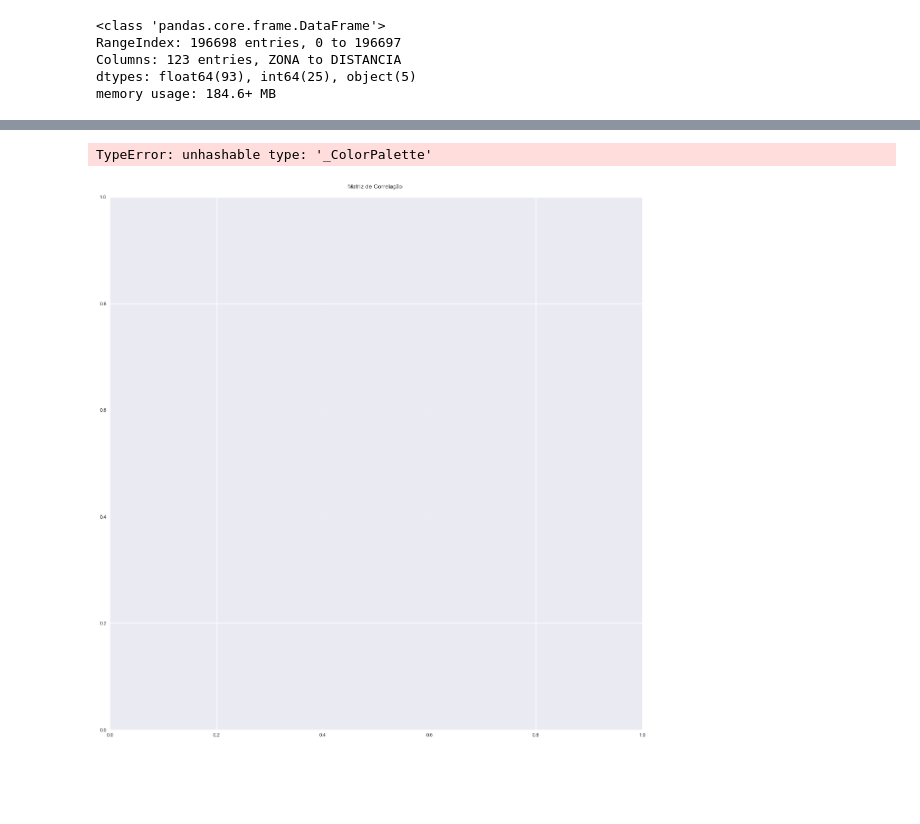
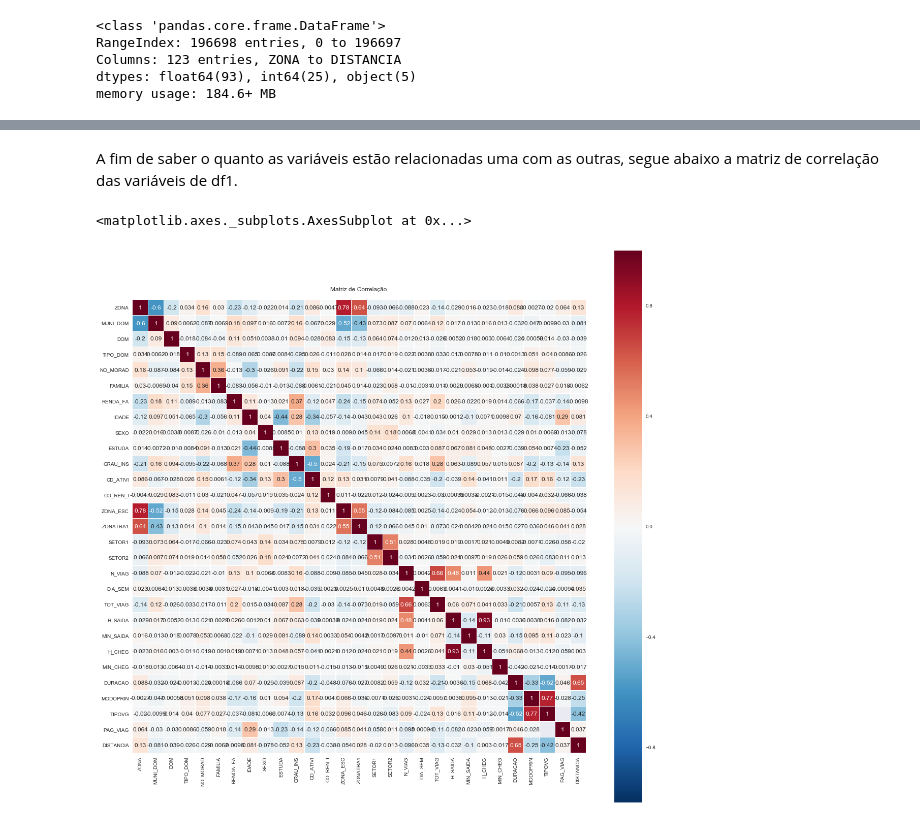
Before and after one commit to ValentimNeves/FGV_DIREITO_RIO, a Jupyter notebook: FGV DIREITO RIO.ipynb, the cells around one changed output, grey strips where cells are left out. Drawn from its saved outputs; the diff is of its cells as text; code cells hidden in the pictures; blank space fills up the shorter version.

```diff
--- a/FGV DIREITO RIO.ipynb
+++ b/FGV DIREITO RIO.ipynb
@@ -77,2 +79,2 @@ memory usage: 184.6+ MB
 # %%
-dfs = df[['ZONA','MUNI_DOM','DOM','DATA','TOT_FAM','FAMILIA','CONDMORA','NAO_DCL_IT','RENDA_FA','PESSOA','SIT_FAM','IDADE','SEXO','ESTUDA','GRAU_INS','N_VIAG','DIA_SEM','TOT_VIAG','DISTANCIA']]
+df1 = df[['DATA','ZONA','MUNI_DOM','DOM','TIPO_DOM','NO_MORAD','FAMILIA','RENDA_FA','IDADE','SEXO','ESTUDA','GRAU_INS','CD_ATIVI','CO_REN_I','ZONA_ESC','ZONATRA1','SETOR1','SETOR2','N_VIAG','DIA_SEM','TOT_VIAG','H_SAIDA','MIN_SAIDA','H_CHEG','MIN_CHEG','DURACAO','MODOPRIN','TIPOVG','PAG_VIAG','DISTANCIA']]
@@ -100,8 +102,9 @@ dfs
+# %% [markdown]
+A fim de saber o quanto as variáveis estão relacionadas uma com as outras, segue abaixo a matriz de correlação das variáveis de df1.
 # %%
-colormap = sns.cubehelix_palette(10, start=.5, rot=-.75)
 plt.figure(figsize=(20,20))
 plt.title('Matriz de Correlação \n')
-sns.heatmap(dfs.corr(),linewidths=0.1,vmax=1.0, square=True, cmap=colormap, linecolor='white', annot=True)
+sns.heatmap(df1.corr(),linewidths=0.1,vmax=1.0, square=True,  linecolor='white', annot=True)
 # %% [output]
-TypeError: unhashable type: '_ColorPalette'
+<matplotlib.axes._subplots.AxesSubplot at 0x...>
-[figure, old version]
+[figure, new version]
```
Also changed, not shown: parts of 30 cells of this notebook.
